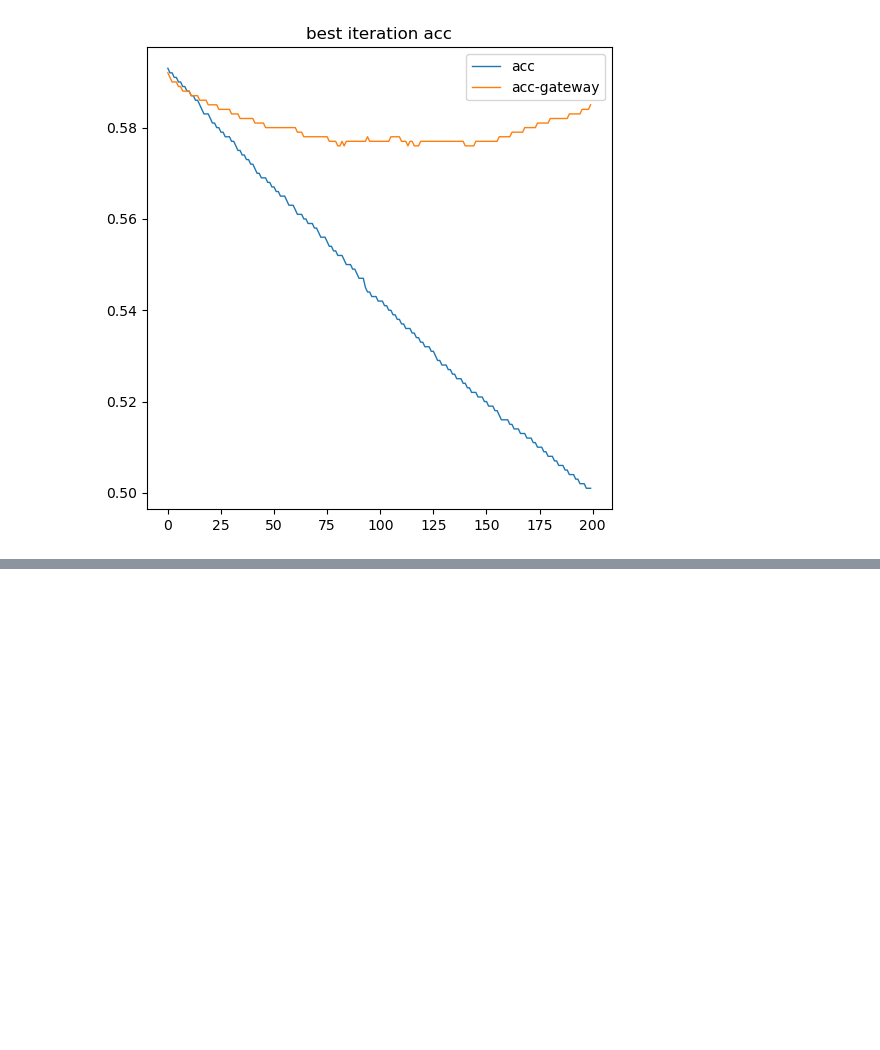
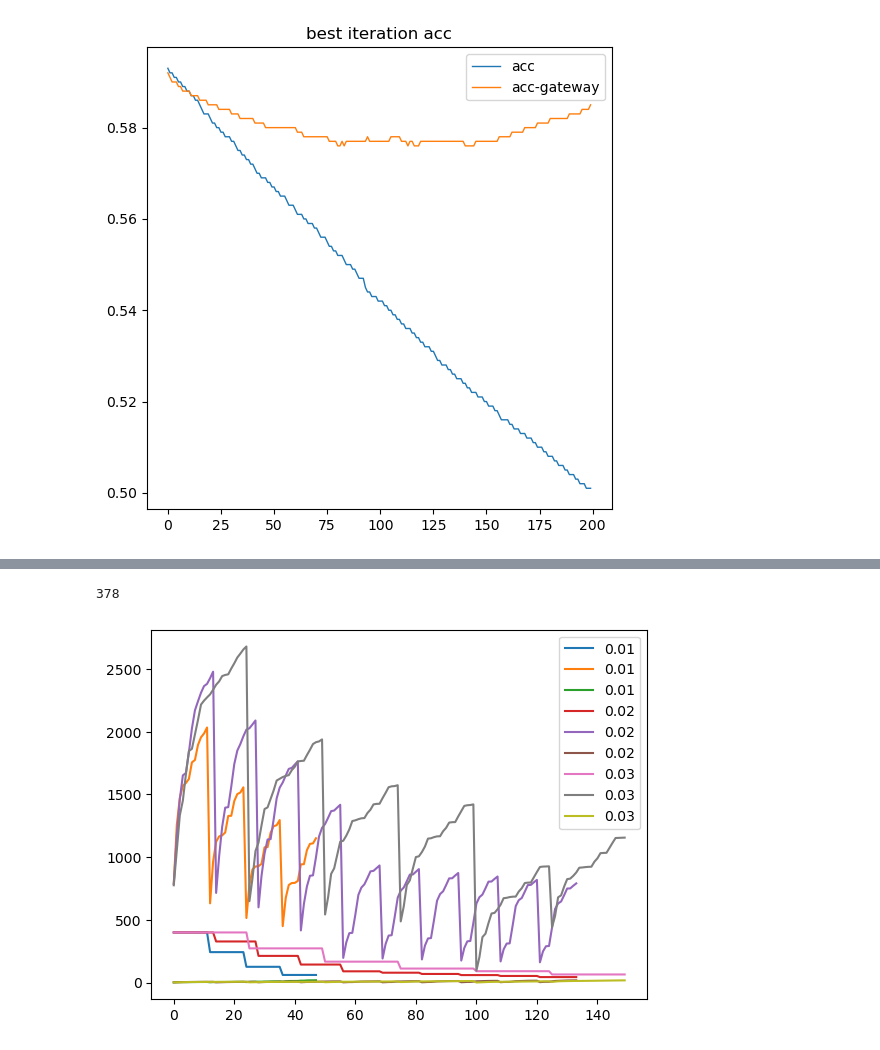
Before and after one commit to sanyam-dev/Wireless_Sensor_Network, a Jupyter notebook: graph_notebook.ipynb, the cells around one changed output, grey strips where cells are left out. Saved outputs shown, nothing was run; the diff lists cells and outputs as text; code cells hidden in the pictures; blank space fills up the shorter version.

Commit message:
-leach functional debugging required

```diff
--- a/graph_notebook.ipynb
+++ b/graph_notebook.ipynb
@@ -283,0 +457,4 @@ plt.show()
+# %%
+print(len(dead_node))
+# %% [output]
+378
@@ -283,0 +465,13 @@ plt.show()
+# %%
+stp = 0.01
+
+
+while stp <= 0.03:
+	file = "results/performance/res-leach/net1/P-" + str(stp) + "/0-performance.npy"
+	bdt = np.load(file, allow_pickle=True).item()
+	plt.plot(bdt['throughput'], label = str(stp))
+	stp += 0.01
+plt.legend()
+plt.show()
+# %% [output]
+[figure, added]
```
Also changed, not shown: parts of 7 cells of this notebook, 11 other files.
